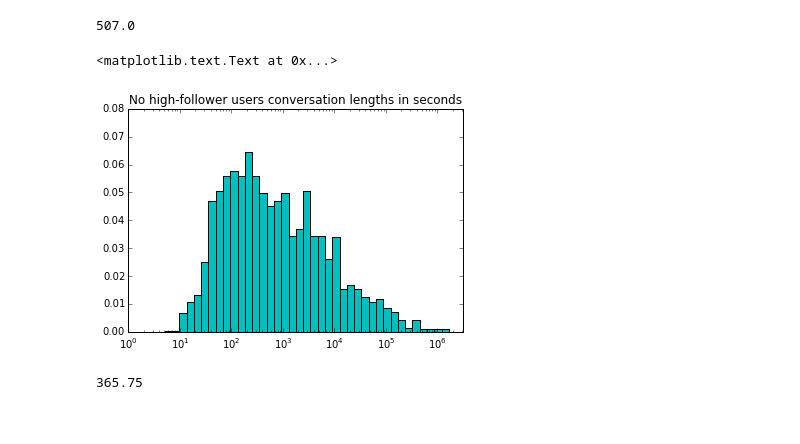
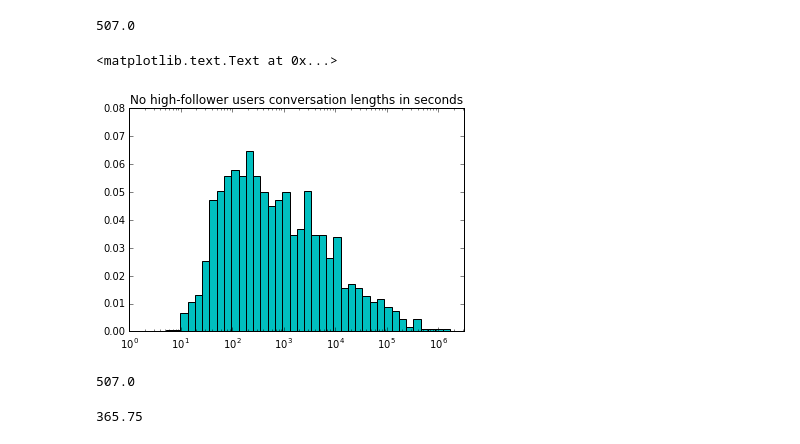
Before and after one commit to marinkala/ReplyNetworks, a Jupyter notebook: bbConversationAnalysisUsers.ipynb, the cells around one changed output. Drawn from its saved outputs; the diff is of its cells as text; code cells hidden in the pictures.

```diff
--- a/bbConversationAnalysisUsers.ipynb
+++ b/bbConversationAnalysisUsers.ipynb
@@ -912,20 +912,24 @@ np.median(NoHighFollow.convoLen)
 # %% [output]
 507.0
 # %%
-convoLen = NoHighFollow.convoLen.dropna().tolist()
-bins=np.logspace(0, int(np.log(max(convoLen))), 100)
+nonpopConvoLen = NoHighFollow.convoLen.dropna().tolist()
+bins=np.logspace(0, int(np.log(max(nonpopConvoLen))), 100)
 width=bins[1:]-bins[:-1]
-h, b=np.histogram(convoLen,bins)
+h, b=np.histogram(nonpopConvoLen,bins)
 h=h/float(sum(h))
 plt.bar(b[:-1], h, width, color='c')
 #plt.plot(bins[:-1], fit[:-1]*width, linewidth=2)
 plt.gca().set_xscale("log")
 plt.xlim(xmin=0,xmax=10**6.5)
 plt.ylim(ymin=0, ymax=0.08)
 plt.title('No high-follower users conversation lengths in seconds')
 # %% [output]
 <matplotlib.text.Text at 0x...>
-[figure, old version]
+[figure, new version]
+# %%
+np.median(nonpopConvoLen)
+# %% [output]
+507.0
 # %%
 np.median(NoHighFollow.avgTimePerReply)
 # %% [output]
```
Also changed, not shown: parts of 18 cells of this notebook, 1 other file.
